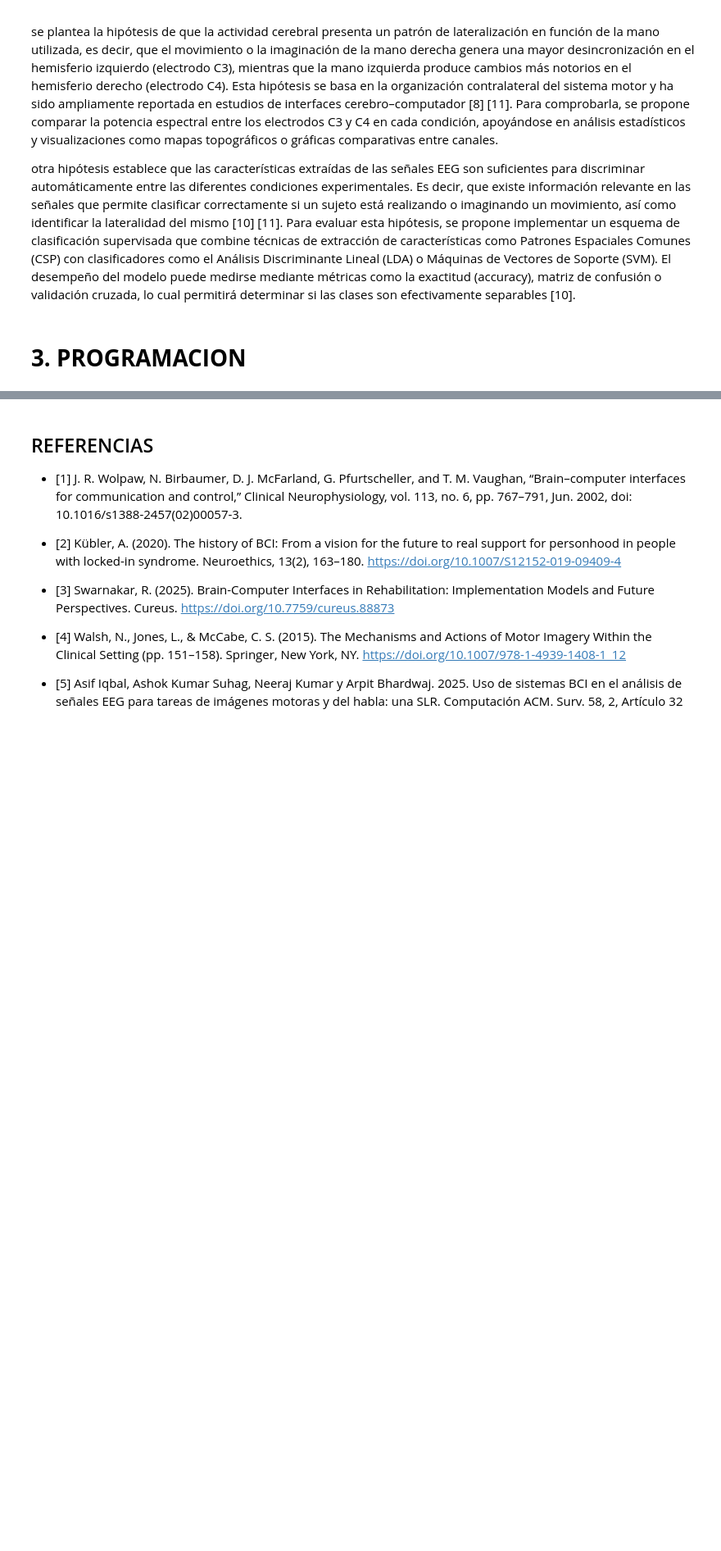
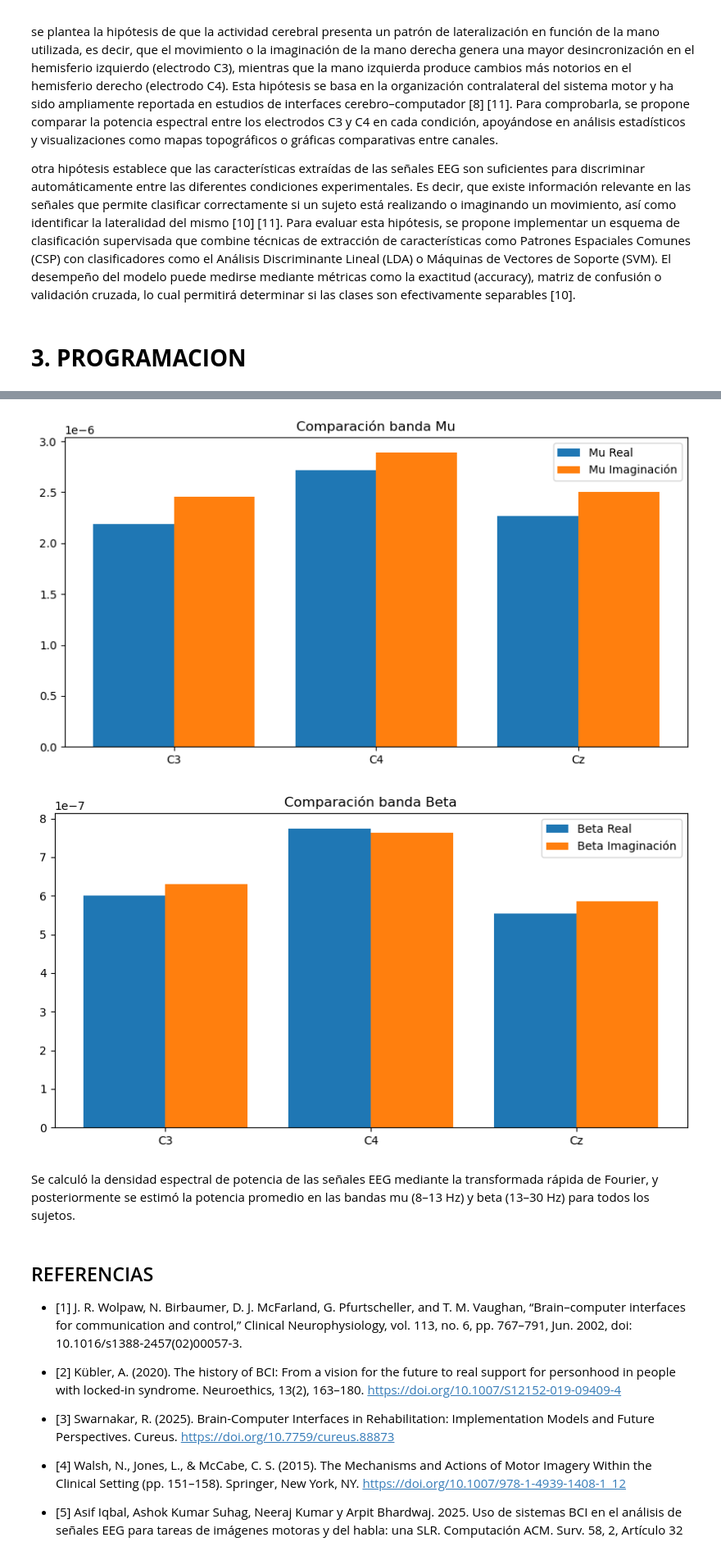
Before and after one commit to decagsito/Biosenales_20261, a Jupyter notebook: PROYECTO_1.ipynb, the cells around one changed output, grey strips where cells are left out. Shown at 82% size. Drawn from its saved outputs; the diff is of its cells as text; code cells hidden in the pictures; blank space fills up the shorter version.

Commit message:
potencia espectral

```diff
--- a/PROYECTO_1.ipynb
+++ b/PROYECTO_1.ipynb
@@ -311,3 +633,57 @@ Se han procesado correctamente 109 sujetos.
+# %%
+resultados = analizar_todos_sujetos(datos_epochs)
+# %%
+mu_real_all = [] # Para almacenar la potencia de banda Mu en condición real de todos los sujetos
+mu_imag_all = [] # Para almacenar la potencia de banda Mu en condición imaginación de todos los sujetos
+beta_real_all = [] # Para almacenar la potencia de banda Beta en condición real de todos los sujetos
+beta_imag_all = [] # Para almacenar la potencia de banda Beta en condición imaginación de todos los sujetos
+
+for r in resultados:
+    mu_real_all.append(r['mu_real'])
+    mu_imag_all.append(r['mu_imag'])
+    beta_real_all.append(r['beta_real'])
+    beta_imag_all.append(r['beta_imag'])
+
+mu_real_all = np.array(mu_real_all)
+mu_imag_all = np.array(mu_imag_all)
+beta_real_all = np.array(beta_real_all)
+beta_imag_all = np.array(beta_imag_all)
+
+# Promedio entre sujetos
+mu_real_mean = mu_real_all.mean(axis=0) # Esto me da un vector con la potencia promedio en banda Mu para cada canal (C3, C4, Cz) en condición real
+mu_imag_mean = mu_imag_all.mean(axis=0) # Esto me da un vector con la potencia promedio en banda Mu para cada canal (C3, C4, Cz) en condición imaginación
+
+beta_real_mean = beta_real_all.mean(axis=0) # Esto me da un vector con la potencia promedio en banda Beta para cada canal (C3, C4, Cz) en condición real
+beta_imag_mean = beta_imag_all.mean(axis=0) # Esto me da un vector con la potencia promedio en banda Beta para cada canal (C3, C4, Cz) en condición imaginación
+
+canales = ['C3','C4','Cz']
+x = np.arange(len(canales))
+
+plt.figure(figsize=(10,5))
+
+plt.bar(x - 0.2, mu_real_mean, width=0.4, label='Mu Real')
+plt.bar(x + 0.2, mu_imag_mean, width=0.4, label='Mu Imaginación')
+
+plt.xticks(x, canales)
+plt.title("Comparación banda Mu")
+plt.legend()
+plt.show()
+
+
+plt.figure(figsize=(10,5))
+
+plt.bar(x - 0.2, beta_real_mean, width=0.4, label='Beta Real')
+plt.bar(x + 0.2, beta_imag_mean, width=0.4, label='Beta Imaginación')
+
+plt.xticks(x, canales)
+plt.title("Comparación banda Beta")
+plt.legend()
+plt.show()
+# %% [output]
+[figure, added]
+[figure, added]
+# %% [markdown]
+Se calculó la densidad espectral de potencia de las señales EEG mediante la transformada rápida de Fourier, y posteriormente se estimó la potencia promedio en las bandas mu (8–13 Hz) y beta (13–30 Hz) para todos los sujetos.
 # %% [markdown]
 ## REFERENCIAS
 
```
Also changed, not shown: parts of 11 cells of this notebook.
